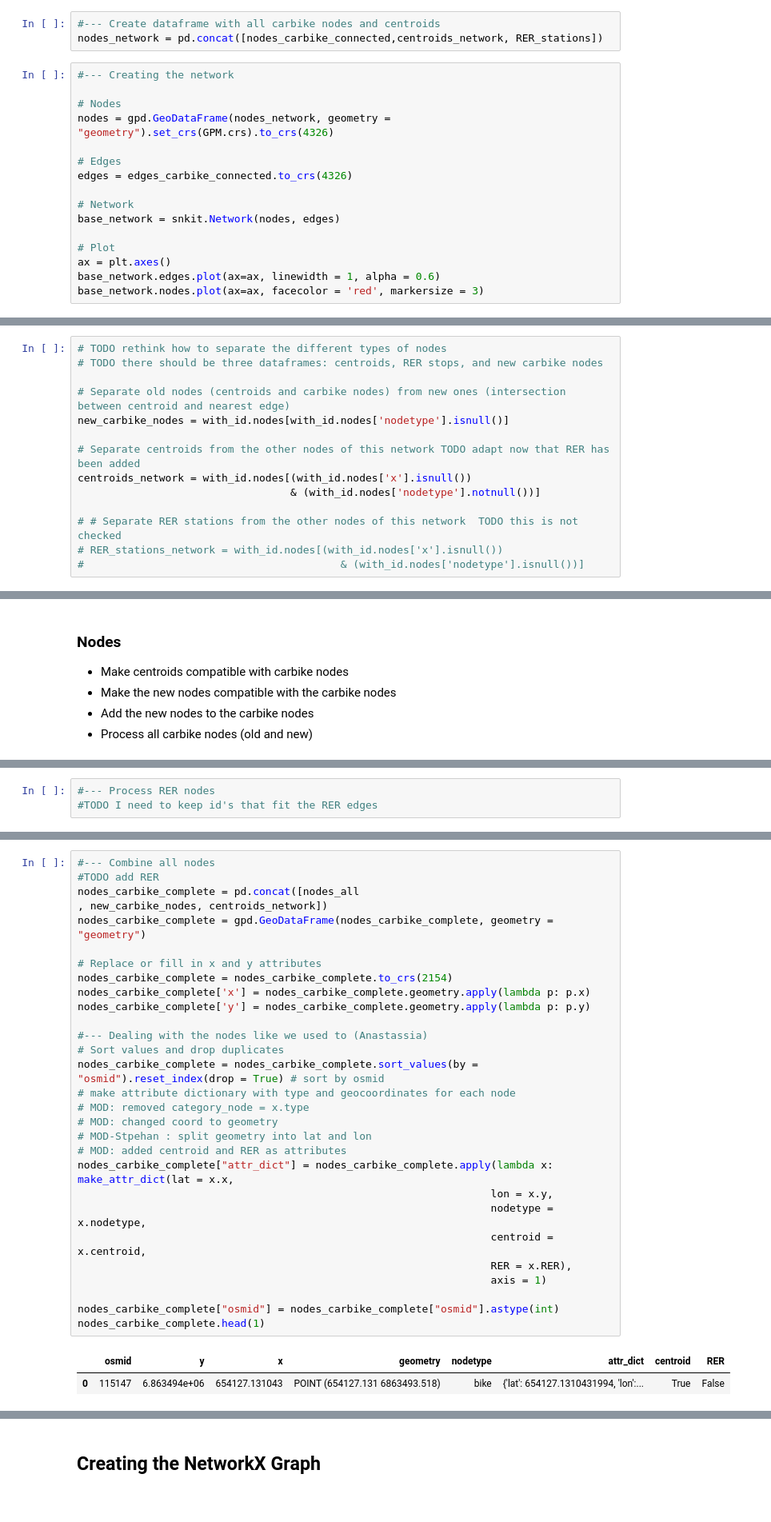
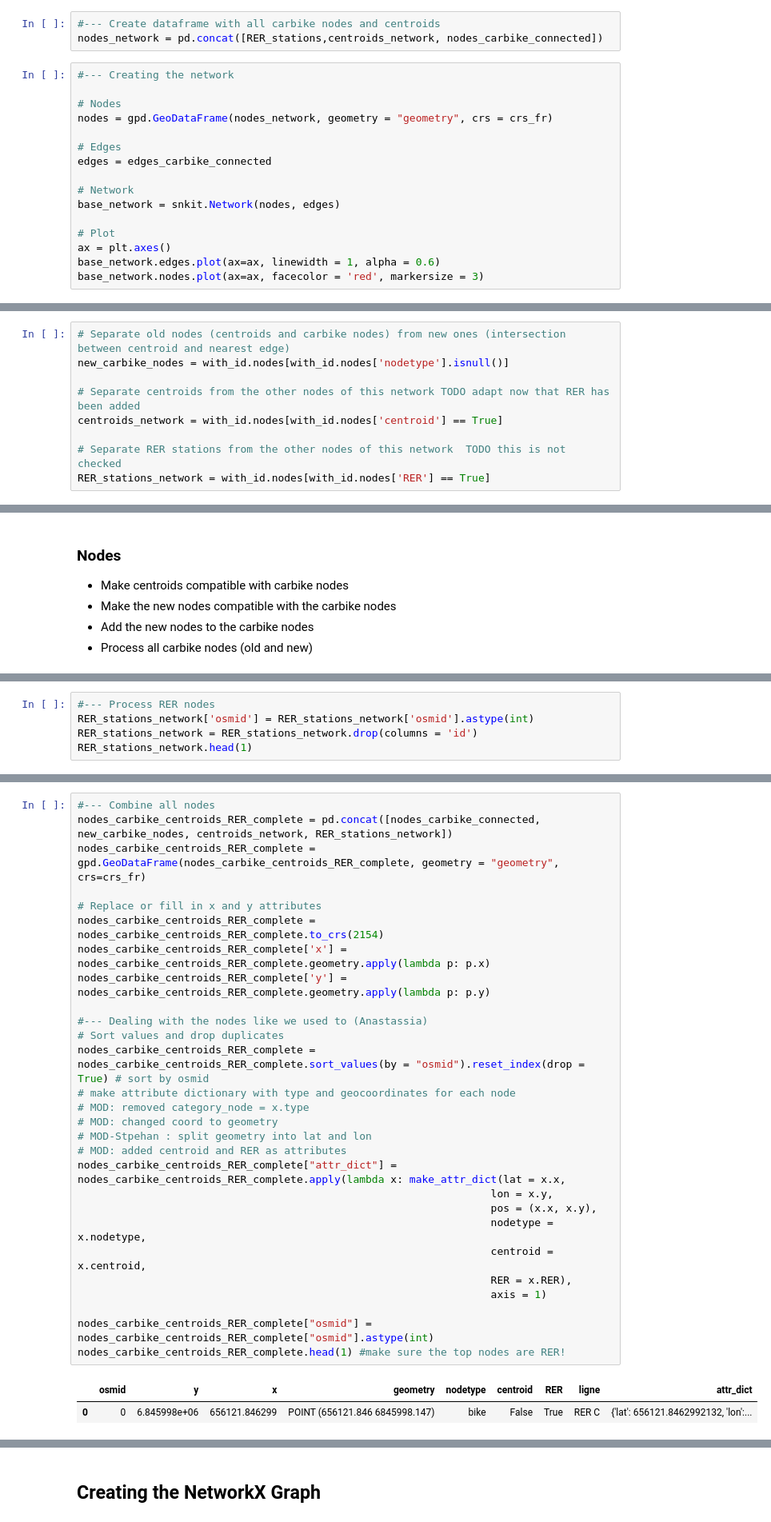
Before and after one commit to AurianeTec/Thesis, a Jupyter notebook: create_final_network.ipynb, the cells around one changed output, grey strips where cells are left out. Shown at 80% size. Cells and saved outputs as stored; diff of their text form.

```diff
--- a/create_final_network.ipynb
+++ b/create_final_network.ipynb
@@ -205,15 +206,15 @@ A network is created with
 These edges and nodes are connected by creating an edge between each centroid and its nearest edge.
 # %%
 #--- Create dataframe with all carbike nodes and centroids
-nodes_network = pd.concat([nodes_carbike_connected,centroids_network, RER_stations])
+nodes_network = pd.concat([RER_stations,centroids_network, nodes_carbike_connected])
 # %%
 #--- Creating the network
 
 # Nodes
-nodes = gpd.GeoDataFrame(nodes_network, geometry = "geometry").set_crs(GPM.crs).to_crs(4326)
+nodes = gpd.GeoDataFrame(nodes_network, geometry = "geometry", crs = crs_fr)
 
 # Edges
-edges = edges_carbike_connected.to_crs(4326)
+edges = edges_carbike_connected
 
 # Network
 base_network = snkit.Network(nodes, edges)
@@ -254,14 +278,9 @@ len(check_missing_nodes(with_id.edges['x'], with_id.edges['y'], with_id.nodes['o
 # %%
-# TODO rethink how to separate the different types of nodes
-# TODO there should be three dataframes: centroids, RER stops, and new carbike nodes
-
 # Separate old nodes (centroids and carbike nodes) from new ones (intersection between centroid and nearest edge)
 new_carbike_nodes = with_id.nodes[with_id.nodes['nodetype'].isnull()]
 
 # Separate centroids from the other nodes of this network TODO adapt now that RER has been added
-centroids_network = with_id.nodes[(with_id.nodes['x'].isnull())
-                                  & (with_id.nodes['nodetype'].notnull())]
+centroids_network = with_id.nodes[with_id.nodes['centroid'] == True]
 
-# # Separate RER stations from the other nodes of this network  TODO this is not checked
-# RER_stations_network = with_id.nodes[(with_id.nodes['x'].isnull())
-#                                         & (with_id.nodes['nodetype'].isnull())]
+# Separate RER stations from the other nodes of this network  TODO this is not checked
+RER_stations_network = with_id.nodes[with_id.nodes['RER'] == True]
@@ -308,3 +337,5 @@ new_carbike_nodes.tail(1)
 # %%
 #--- Process RER nodes
-#TODO I need to keep id's that fit the RER edges
+RER_stations_network['osmid'] = RER_stations_network['osmid'].astype(int)
+RER_stations_network = RER_stations_network.drop(columns = 'id')
+RER_stations_network.head(1)
@@ -339,34 +384,33 @@ print(centroids_minID,
 # %%
 #--- Combine all nodes
-#TODO add RER
-nodes_carbike_complete = pd.concat([nodes_all
-, new_carbike_nodes, centroids_network])
-nodes_carbike_complete = gpd.GeoDataFrame(nodes_carbike_complete, geometry = "geometry")
+nodes_carbike_centroids_RER_complete = pd.concat([nodes_carbike_connected, new_carbike_nodes, centroids_network, RER_stations_network])
+nodes_carbike_centroids_RER_complete = gpd.GeoDataFrame(nodes_carbike_centroids_RER_complete, geometry = "geometry", crs=crs_fr)
 
 # Replace or fill in x and y attributes
-nodes_carbike_complete = nodes_carbike_complete.to_crs(2154)
-nodes_carbike_complete['x'] = nodes_carbike_complete.geometry.apply(lambda p: p.x)
-nodes_carbike_complete['y'] = nodes_carbike_complete.geometry.apply(lambda p: p.y)
+nodes_carbike_centroids_RER_complete = nodes_carbike_centroids_RER_complete.to_crs(2154)
+nodes_carbike_centroids_RER_complete['x'] = nodes_carbike_centroids_RER_complete.geometry.apply(lambda p: p.x)
+nodes_carbike_centroids_RER_complete['y'] = nodes_carbike_centroids_RER_complete.geometry.apply(lambda p: p.y)
 
 #--- Dealing with the nodes like we used to (Anastassia)
 # Sort values and drop duplicates
-nodes_carbike_complete = nodes_carbike_complete.sort_values(by = "osmid").reset_index(drop = True) # sort by osmid
+nodes_carbike_centroids_RER_complete = nodes_carbike_centroids_RER_complete.sort_values(by = "osmid").reset_index(drop = True) # sort by osmid
 # make attribute dictionary with type and geocoordinates for each node
 # MOD: removed category_node = x.type
 # MOD: changed coord to geometry
 # MOD-Stpehan : split geometry into lat and lon
 # MOD: added centroid and RER as attributes
-nodes_carbike_complete["attr_dict"] = nodes_carbike_complete.apply(lambda x: make_attr_dict(lat = x.x,
+nodes_carbike_centroids_RER_complete["attr_dict"] = nodes_carbike_centroids_RER_complete.apply(lambda x: make_attr_dict(lat = x.x,
                                                                   lon = x.y,
+                                                                  pos = (x.x, x.y),
                                                                   nodetype = x.nodetype,
                                                                   centroid = x.centroid,
                                                                   RER = x.RER),
                                                                   axis = 1)
 
-nodes_carbike_complete["osmid"] = nodes_carbike_complete["osmid"].astype(int)
-nodes_carbike_complete.head(1)
+nodes_carbike_centroids_RER_complete["osmid"] = nodes_carbike_centroids_RER_complete["osmid"].astype(int)
+nodes_carbike_centroids_RER_complete.head(1) #make sure the top nodes are RER!
 # %% [output]
-|  | osmid | y | x | geometry | nodetype | attr_dict | centroid | RER |
-| 0 | 115147 | 6.863494e+06 | 654127.131043 | POINT (654127.131 6863493.518) | bike | {'lat': 654127.1310431994, 'lon':... | True | False |
+|  | osmid | y | x | geometry | nodetype | centroid | RER | ligne | attr_dict |
+| 0 | 0 | 6.845998e+06 | 656121.846299 | POINT (656121.846 6845998.147) | bike | False | True | RER C | {'lat': 656121.8462992132, 'lon':... |
 # %%
 # QUICK CHECKS
```
Also changed, not shown: parts of 39 cells of this notebook, 6 other files.
